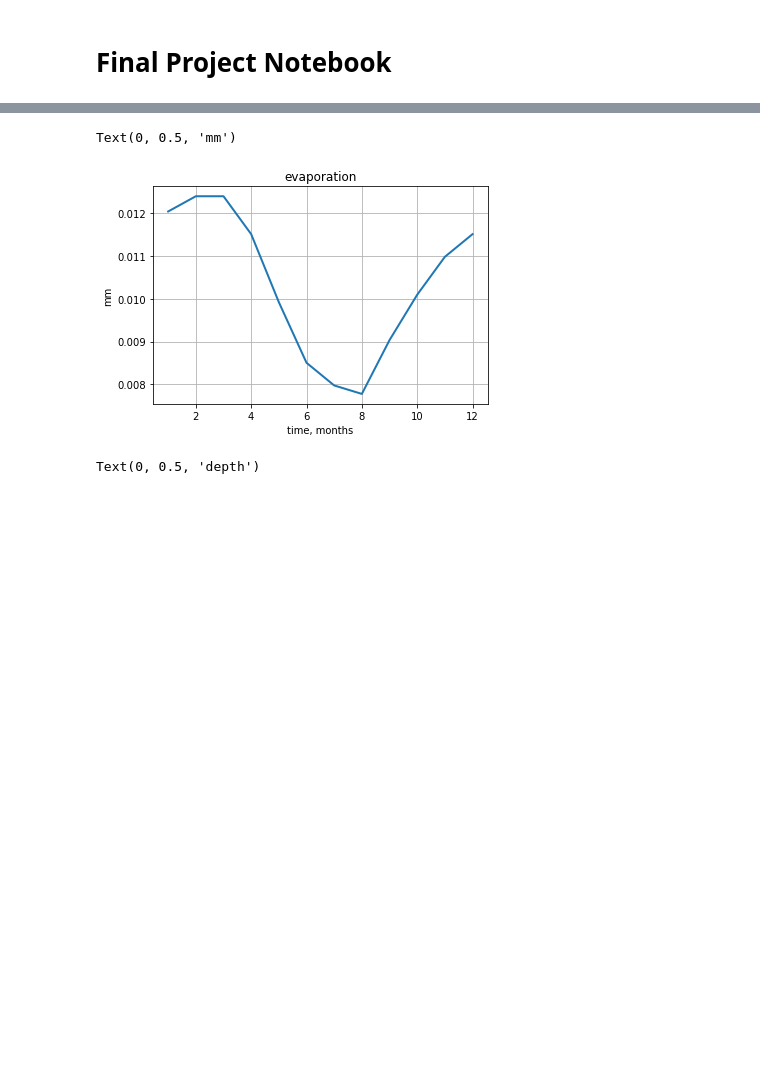
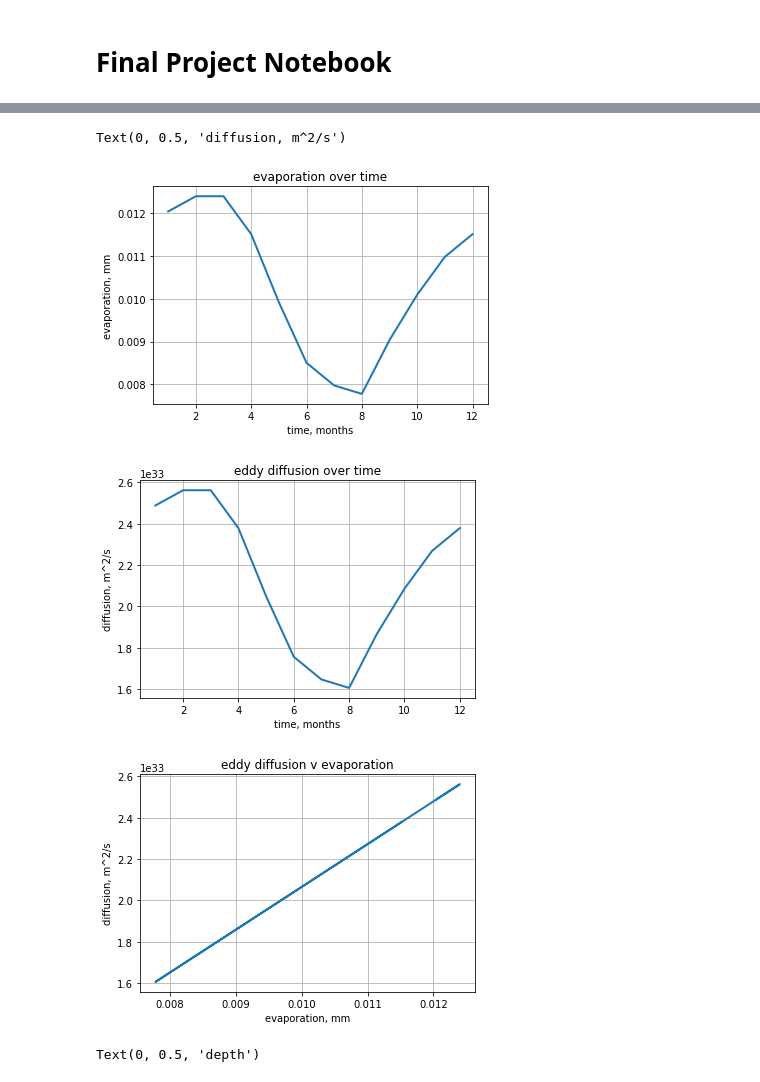
Before and after one commit to chelsealandsky/Final_Project_4610, a Jupyter notebook: FinalProject.ipynb, the cells around one changed output, grey strips where cells are left out. Cells and saved outputs as stored; diff of their text form; code cells hidden in the pictures; blank space fills up the shorter version.

```diff
--- a/FinalProject.ipynb
+++ b/FinalProject.ipynb
@@ -296,39 +302,54 @@ def evapmasst(N,U2,eo,ea):
         evapm.append(em)
     return evapm
 
-evap=evapmasst(N,U2,eo,ea)#Harbeck mass transfer model for evaporation, mm  [[[[[have to redo this]]]]]
+evap=evapmasst(N,U2,eo,ea) #Harbeck mass transfer model for evaporation, mm
 
 def latheatflux(rho2,Le,evap):
     lflx=[]
     for i in range(len(evap)):
         lf=rho2*Le*evap[i]
         lflx.append(lf)
     return lflx
 
 latflux= latheatflux(rho2, Le, evap)   #Latent heat flux, W/m^2
 
 def sensheatflux(R, latflux):
     shflux=[]
     for i in range(len(latflux)):
         sf=R*latflux[i]
         shflux.append(sf)
     return shflux
 
 shflx= sensheatflux(R,latflux)  #Sensible Heat Flux, W/m^2
 
 
 
 t=np.arange(1,13)
-sbl=stefbolt(eps_a, sbconst, Ta)
 plt.figure()
-plt.title("evaporation")
+plt.title("evaporation over time")
 plt.grid()
 plt.plot(t, evap, linewidth=2, label='')
 plt.xlabel('time, months')
-plt.ylabel('mm')
+plt.ylabel('evaporation, mm')
+
+plt.figure()
+plt.title("eddy diffusion over time")
+plt.grid()
+plt.plot(t, eddy, linewidth=2, label='')
+plt.xlabel('time, months')
+plt.ylabel('diffusion, m^2/s')
+
+plt.figure()
+plt.title("eddy diffusion v evaporation")
+plt.grid()
+plt.plot(evap, eddy, linewidth=2, label='')
+plt.xlabel('evaporation, mm')
+plt.ylabel('diffusion, m^2/s')
 # %% [output]
-Text(0, 0.5, 'mm')
+Text(0, 0.5, 'diffusion, m^2/s')
-[figure, old version]
+[figure, new version]
+[figure, added]
+[figure, added]
 # %%
 n = td
 dt = td/n # grid size for time (s)
```
Also changed, not shown: parts of 4 cells of this notebook.
